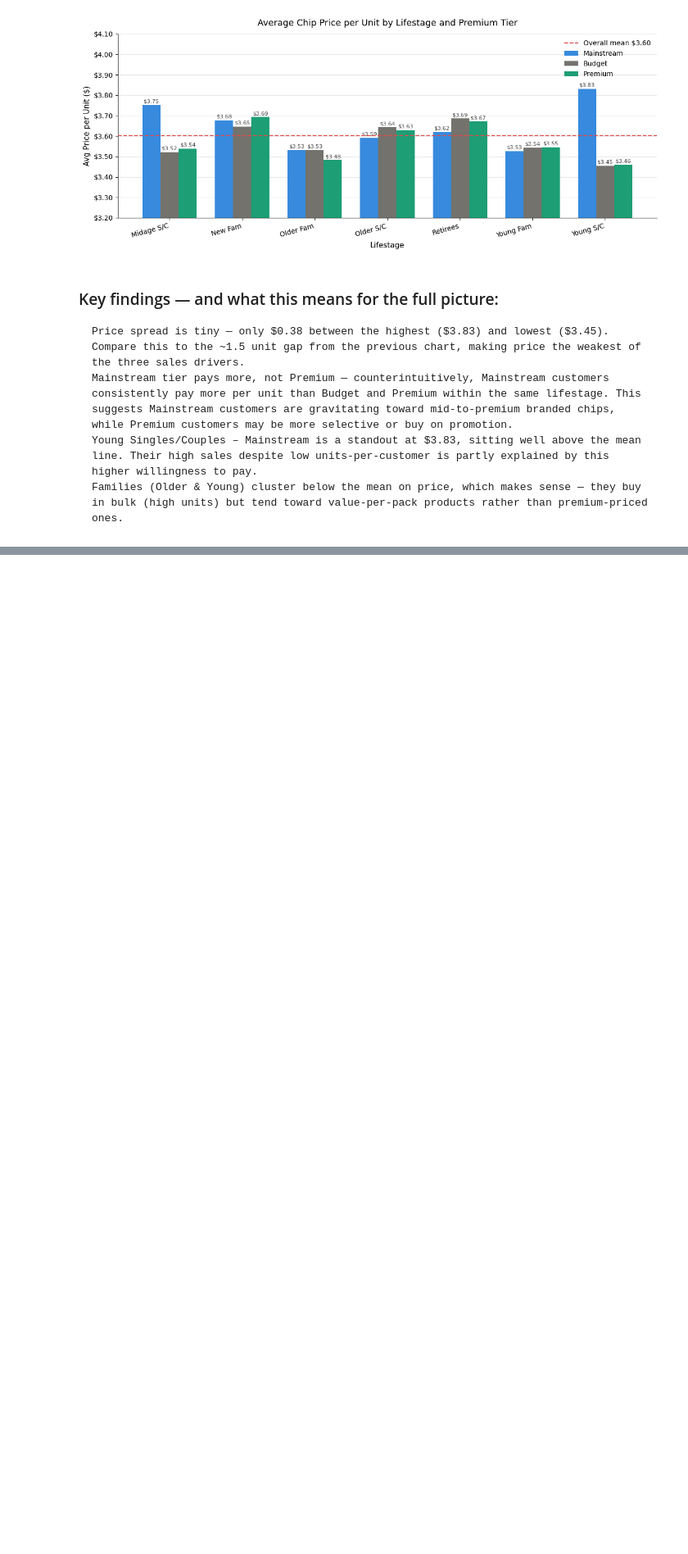
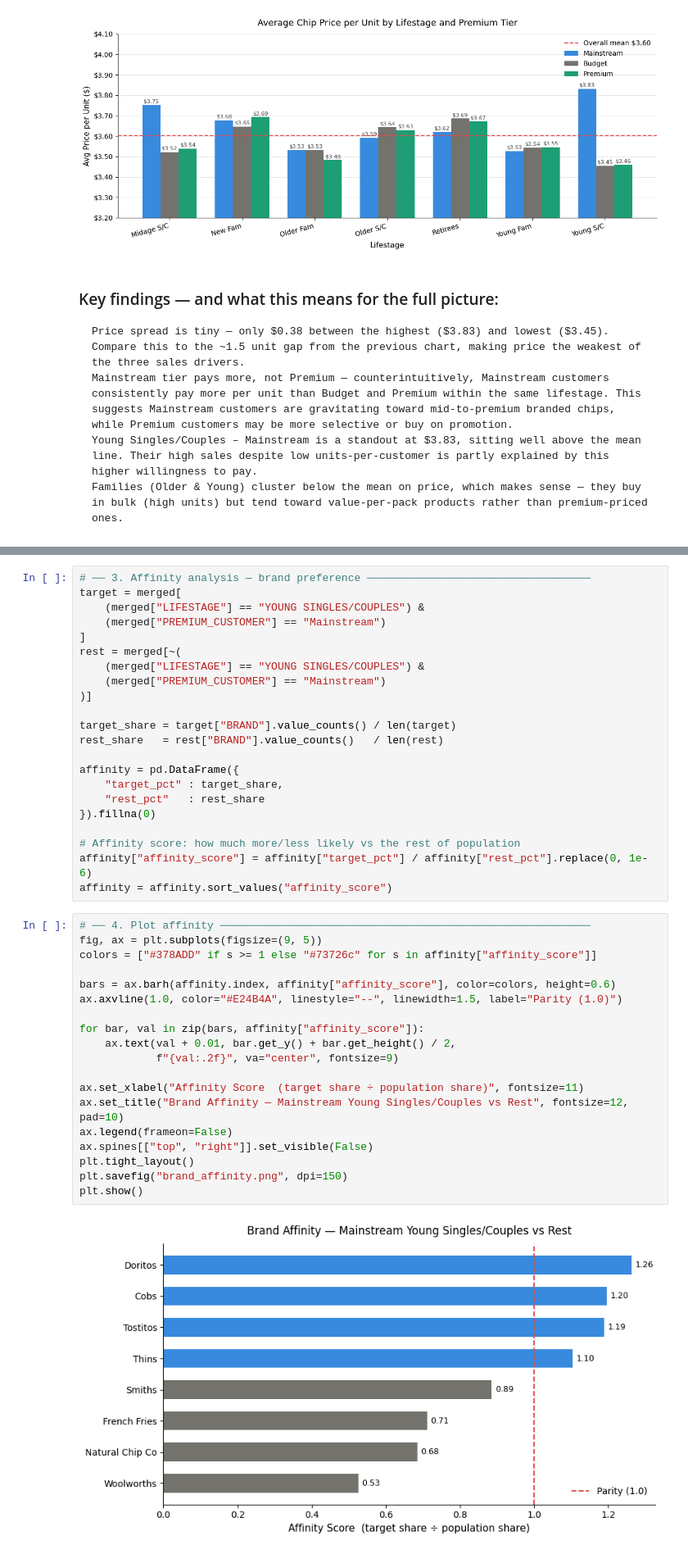
Before and after one commit to nayeem29dse/Quantium-customer-purchasing-behaviours, a Jupyter notebook: Quantium Virtual Internship - Retail Strategy and Analytics - Task 1.ipynb, the cells around one changed output, grey strips where cells are left out. Shown at 82% size. Cells and saved outputs as stored; diff of their text form; blank space fills up the shorter version.

Commit message:
Statistical Analysis

```diff
--- a/Quantium Virtual Internship - Retail Strategy and Analytics - Task 1.ipynb
+++ b/Quantium Virtual Internship - Retail Strategy and Analytics - Task 1.ipynb
@@ -699,0 +758,43 @@ plt.show()
+# %%
+# ── 3. Affinity analysis — brand preference ───────────────────────────────────
+target = merged[
+    (merged["LIFESTAGE"] == "YOUNG SINGLES/COUPLES") &
+    (merged["PREMIUM_CUSTOMER"] == "Mainstream")
+]
+rest = merged[~(
+    (merged["LIFESTAGE"] == "YOUNG SINGLES/COUPLES") &
+    (merged["PREMIUM_CUSTOMER"] == "Mainstream")
+)]
+
+target_share = target["BRAND"].value_counts() / len(target)
+rest_share   = rest["BRAND"].value_counts()   / len(rest)
+
+affinity = pd.DataFrame({
+    "target_pct" : target_share,
+    "rest_pct"   : rest_share
+}).fillna(0)
+
+# Affinity score: how much more/less likely vs the rest of population
+affinity["affinity_score"] = affinity["target_pct"] / affinity["rest_pct"].replace(0, 1e-6)
+affinity = affinity.sort_values("affinity_score")
+# %%
+# ── 4. Plot affinity ──────────────────────────────────────────────────────────
+fig, ax = plt.subplots(figsize=(9, 5))
+colors = ["#378ADD" if s >= 1 else "#73726c" for s in affinity["affinity_score"]]
+
+bars = ax.barh(affinity.index, affinity["affinity_score"], color=colors, height=0.6)
+ax.axvline(1.0, color="#E24B4A", linestyle="--", linewidth=1.5, label="Parity (1.0)")
+
+for bar, val in zip(bars, affinity["affinity_score"]):
+    ax.text(val + 0.01, bar.get_y() + bar.get_height() / 2,
+            f"{val:.2f}", va="center", fontsize=9)
+
+ax.set_xlabel("Affinity Score  (target share ÷ population share)", fontsize=11)
+ax.set_title("Brand Affinity — Mainstream Young Singles/Couples vs Rest", fontsize=12, pad=10)
+ax.legend(frameon=False)
+ax.spines[["top", "right"]].set_visible(False)
+plt.tight_layout()
+plt.savefig("brand_affinity.png", dpi=150)
+plt.show()
+# %% [output]
+[figure, added]
```
Also changed, not shown: parts of 5 cells of this notebook.
